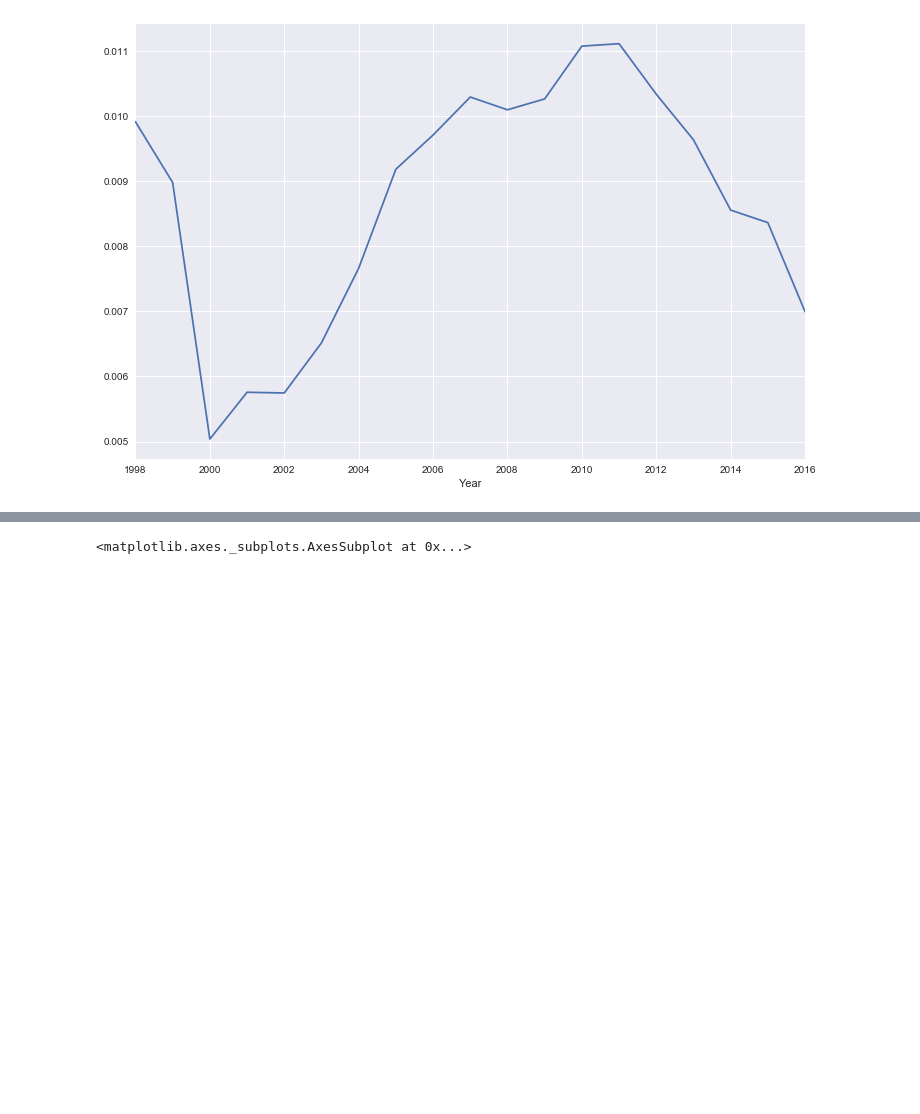
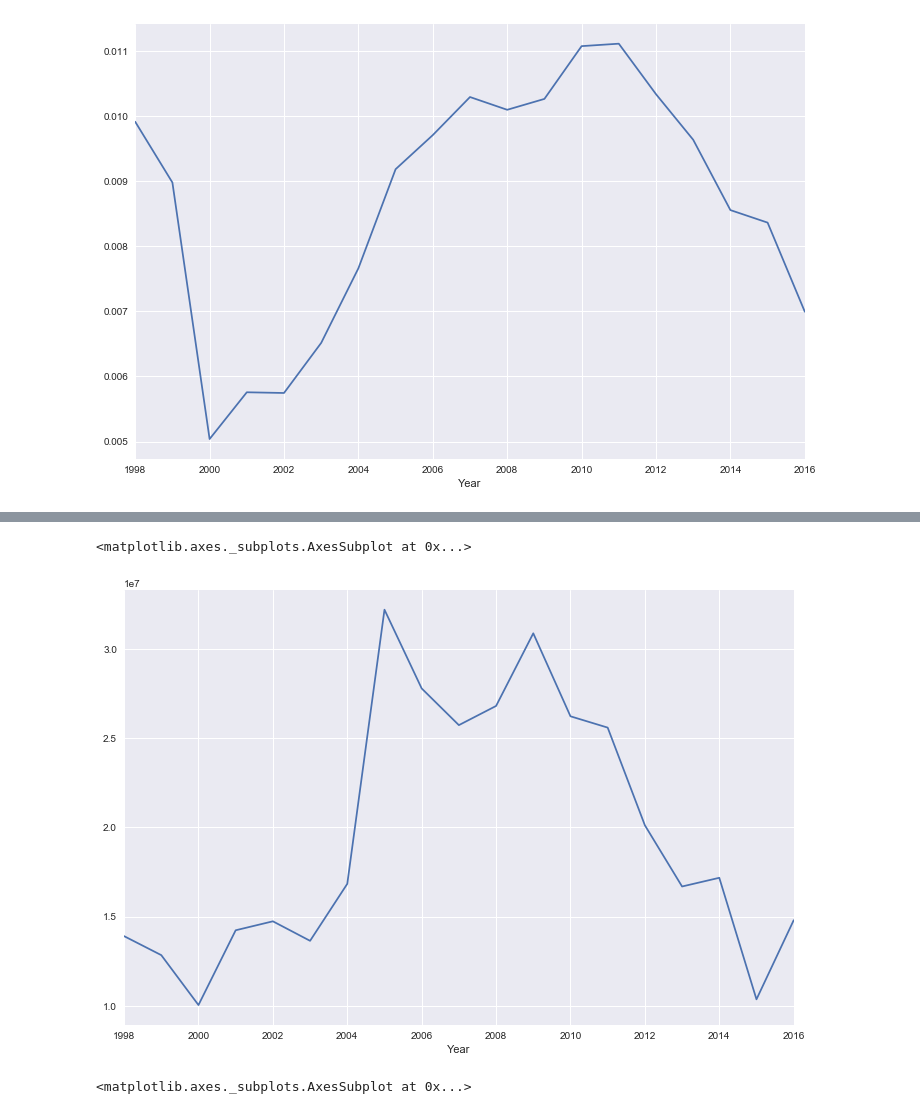
Before and after one commit to jimmyjwu/US_federal_government_performance, a Jupyter notebook: Final Project.ipynb, the cells around one changed output, grey strips where cells are left out. Cells and saved outputs as stored; diff of their text form; code cells hidden in the pictures; blank space fills up the shorter version.

```diff
--- a/Final Project.ipynb
+++ b/Final Project.ipynb
@@ -219,3 +224,8 @@ IRS["Exam coverage"].plot()
+# %%
+IRS["Recommended additional corporate tax (total)"].plot()
+# %% [output]
+<matplotlib.axes._subplots.AxesSubplot at 0x...>
+[figure, added]
 # %%
 num_ages = pd.read_sql_query("""
 SELECT
```
Also changed, not shown: parts of 2 cells of this notebook, 2 other files.
